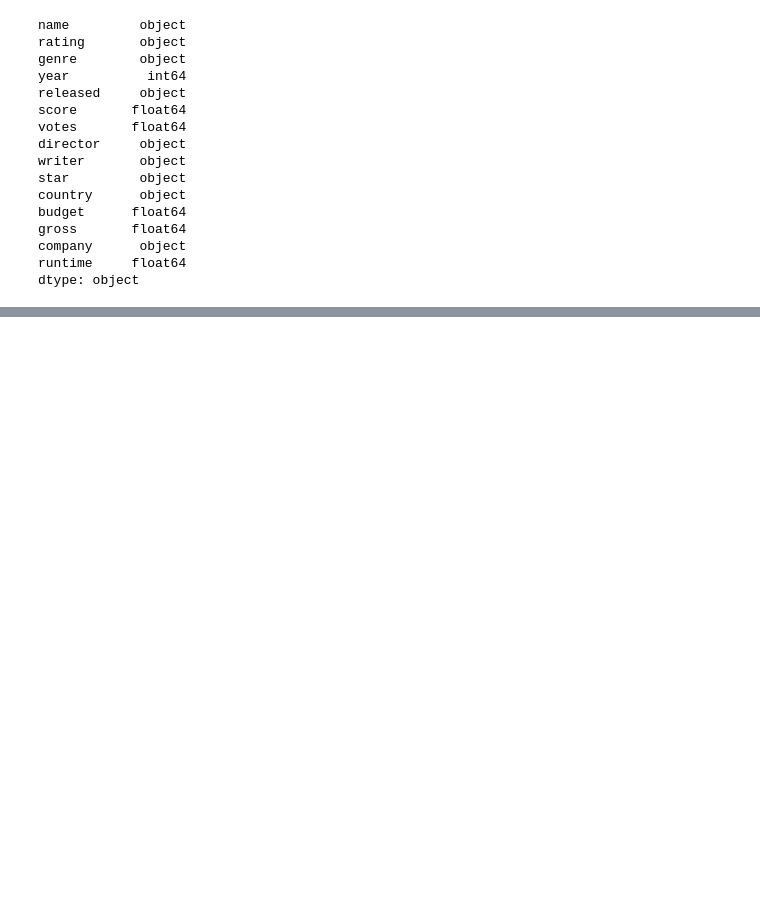
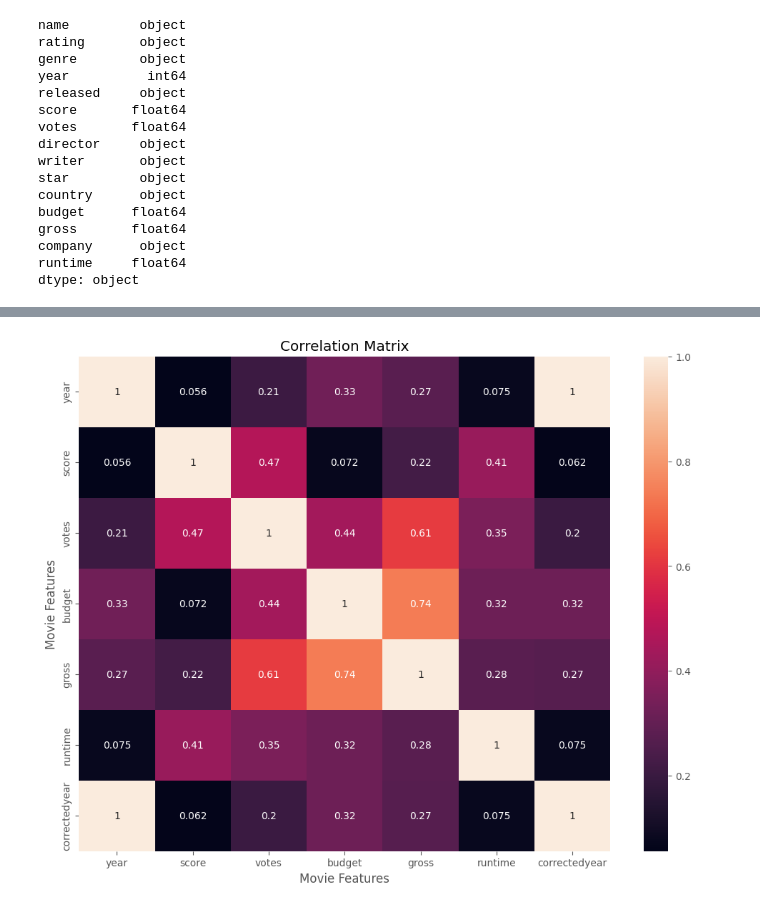
Before and after one commit to Areco892/movie-data-analysis, a Jupyter notebook: data-analysis.ipynb, the cells around one changed output, grey strips where cells are left out. Cells and saved outputs as stored; diff of their text form; code cells hidden in the pictures; blank space fills up the shorter version.

```diff
--- a/data-analysis.ipynb
+++ b/data-analysis.ipynb
@@ -86,0 +105,9 @@ df.head()
+# %%
+# check the correlation between different numeric columns
+sns.heatmap(df.corr(numeric_only=True), annot=True)
+plt.title('Correlation Matrix')
+plt.xlabel('Movie Features')
+plt.ylabel('Movie Features')
+plt.show()
+# %% [output]
+[figure, added]
```
Also changed, not shown: parts of 2 cells of this notebook.
